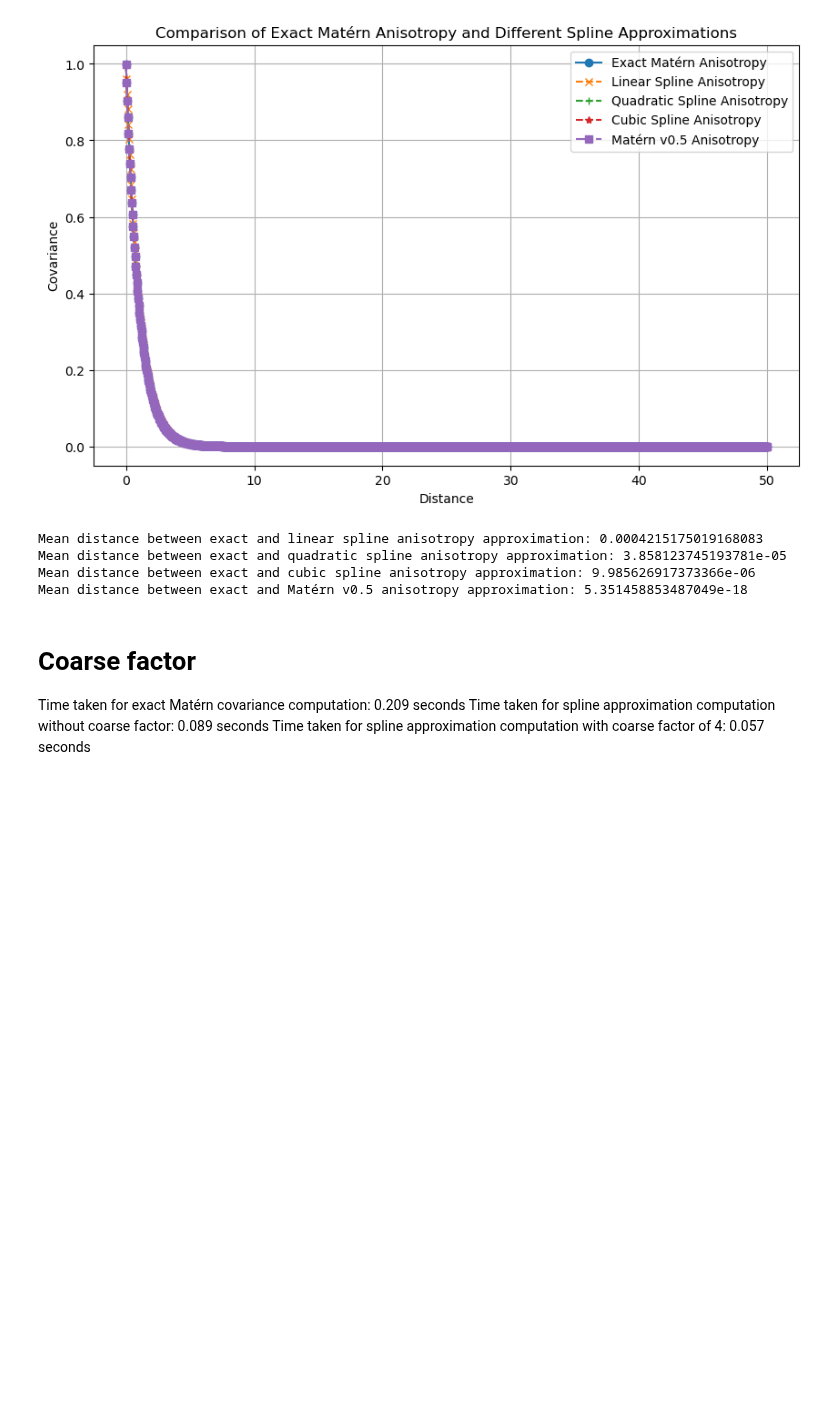
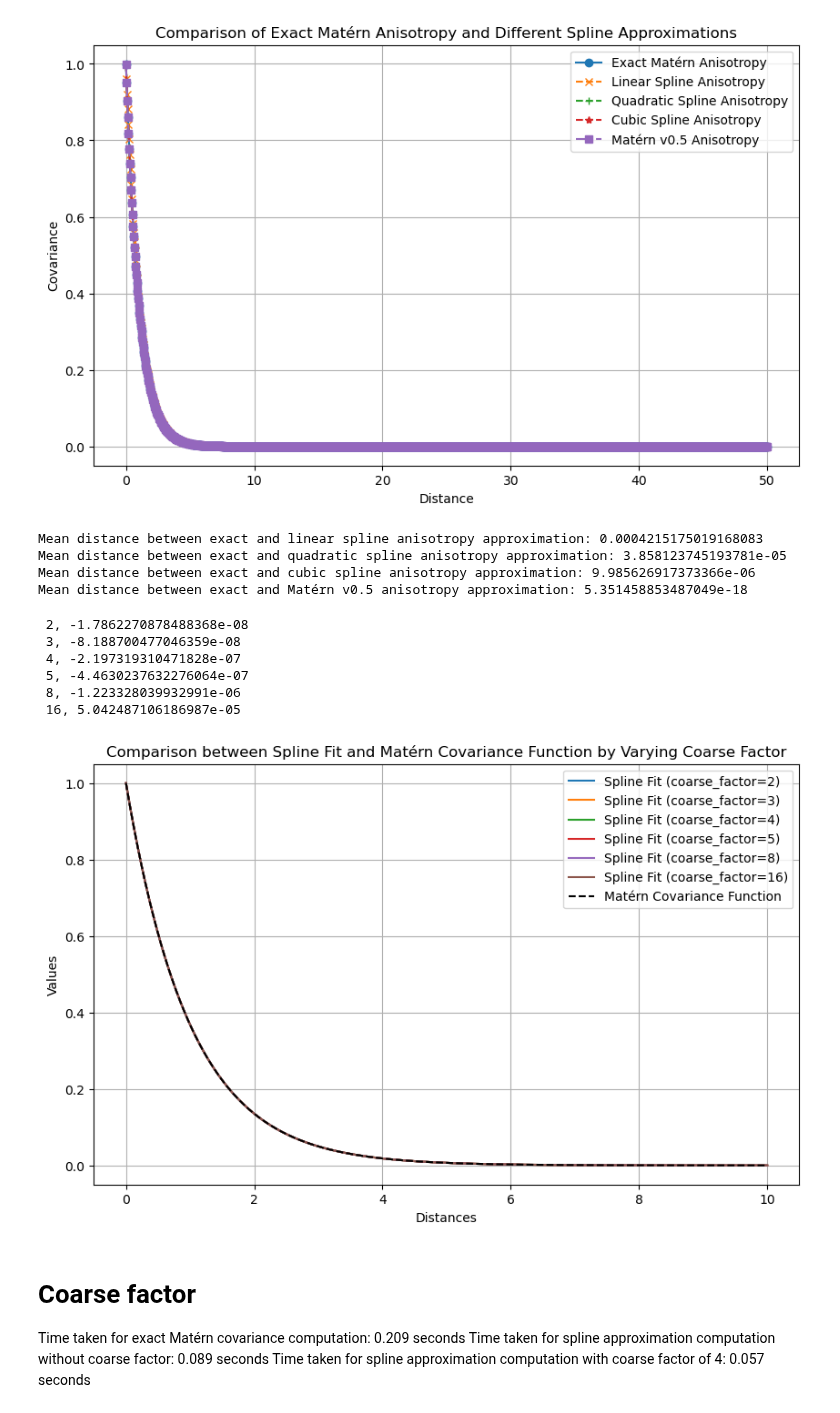
Before and after one commit to cl20813/GEMS_TCO, a Jupyter notebook: Exercises/matern_v05_vs_general_matern.ipynb, the cells around one changed output. Cells and saved outputs as stored; diff of their text form; code cells hidden in the pictures; blank space fills up the shorter version.

```diff
--- a/Exercises/matern_v05_vs_general_matern.ipynb
+++ b/Exercises/matern_v05_vs_general_matern.ipynb
@@ -324,6 +330,55 @@ Mean distance between exact and linear spline anisotropy approximation: 0.000421
 Mean distance between exact and quadratic spline anisotropy approximation: 3.858123745193781e-05
 Mean distance between exact and cubic spline anisotropy approximation: 9.985626917373366e-06
 Mean distance between exact and Matérn v0.5 anisotropy approximation: 5.351458853487049e-18
+# %%
+
+# Given data
+epsilon = 1e-10
+distances = np.linspace(epsilon, 10, 1000)
+k = 3
+
+# Assuming matern_cov_anisotropy_v05 and params are defined elsewhere
+def matern_cov_anisotropy_v05(params, distances):
+    # Placeholder function for Matérn covariance function
+    # Replace this with the actual implementation
+    return np.exp(-distances / params[0])
+
+params = [1.0]  # Example parameter for the placeholder function
+
+# Function to compare spline fit and Matérn covariance function values by varying coarse_factor
+def compare_spline_fit(coarse_factors):
+    plt.figure(figsize=(10, 6))
+
+    for coarse_factor in coarse_factors:
+        fit_distances = np.linspace(epsilon, np.max(distances), len(distances) // coarse_factor)
+        exact_values = matern_cov_anisotropy_v05(params, fit_distances)
+        spline_params = splrep(fit_distances, exact_values, k=k)
+
+        out1 = splev(distances, spline_params)
+        out2 = matern_cov_anisotropy_v05(params, distances)
+        print(f' {coarse_factor}, {sum(out1-out2)}')
+        plt.plot(distances, out1, label=f'Spline Fit (coarse_factor={coarse_factor})')
+
+
+    plt.plot(distances, out2, label='Matérn Covariance Function', linestyle='--', color='black')
+    plt.xlabel('Distances')
+    plt.ylabel('Values')
+    plt.title('Comparison between Spline Fit and Matérn Covariance Function by Varying Coarse Factor')
+    plt.legend()
+    plt.grid(True)
+    plt.show()
+
+# Compare for different coarse factors
+coarse_factors = [2, 3,4,5, 8, 16]
+compare_spline_fit(coarse_factors)
+# %% [output]
+ 2, -1.7862270878488368e-08
+ 3, -8.188700477046359e-08
+ 4, -2.197319310471828e-07
+ 5, -4.4630237632276064e-07
+ 8, -1.223328039932991e-06
+ 16, 5.042487106186987e-05
+[figure, added]
 # %% [markdown]
 # Coarse factor
 
```
Also changed, not shown: parts of 10 cells of this notebook, 10 other files.
